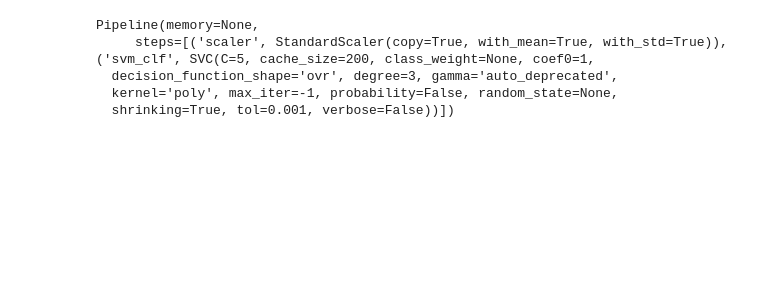
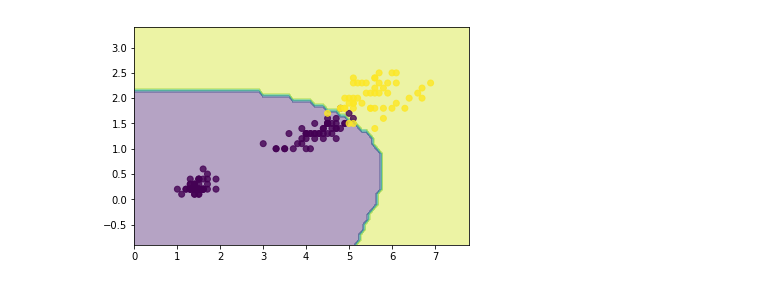
Before and after one commit to ligang945/hands_on_machine_learning_with_scikit_learn_and_tensorflow, a Jupyter notebook: ch5 SVM.ipynb, the cells around one changed output. Saved outputs shown, nothing was run; the diff lists cells and outputs as text; code cells hidden in the pictures; blank space fills up the shorter version.

```diff
--- a/ch5 SVM.ipynb
+++ b/ch5 SVM.ipynb
@@ -46,17 +55,14 @@ Pipeline(memory=None,
 # %%
 #使用多项式核
 from sklearn.svm import SVC
 poly_kernel_svm_clf = Pipeline((
         ("scaler", StandardScaler()),
         ("svm_clf", SVC(C=5, kernel="poly", degree=3, coef0=1)) # SVC没有损失函数？
     ))
 poly_kernel_svm_clf.fit(X, y)
+lg_plot(poly_kernel_svm_clf)
 # %% [output]
-Pipeline(memory=None,
-     steps=[('scaler', StandardScaler(copy=True, with_mean=True, with_std=True)), ('svm_clf', SVC(C=5, cache_size=200, class_weight=None, coef0=1,
-  decision_function_shape='ovr', degree=3, gamma='auto_deprecated',
-  kernel='poly', max_iter=-1, probability=False, random_state=None,
-  shrinking=True, tol=0.001, verbose=False))])
+[figure, added]
 # %%
 #高斯RBF核函数
 rbf_kernel_svm_clf = Pipeline((
```
Also changed, not shown: parts of 5 cells of this notebook.
